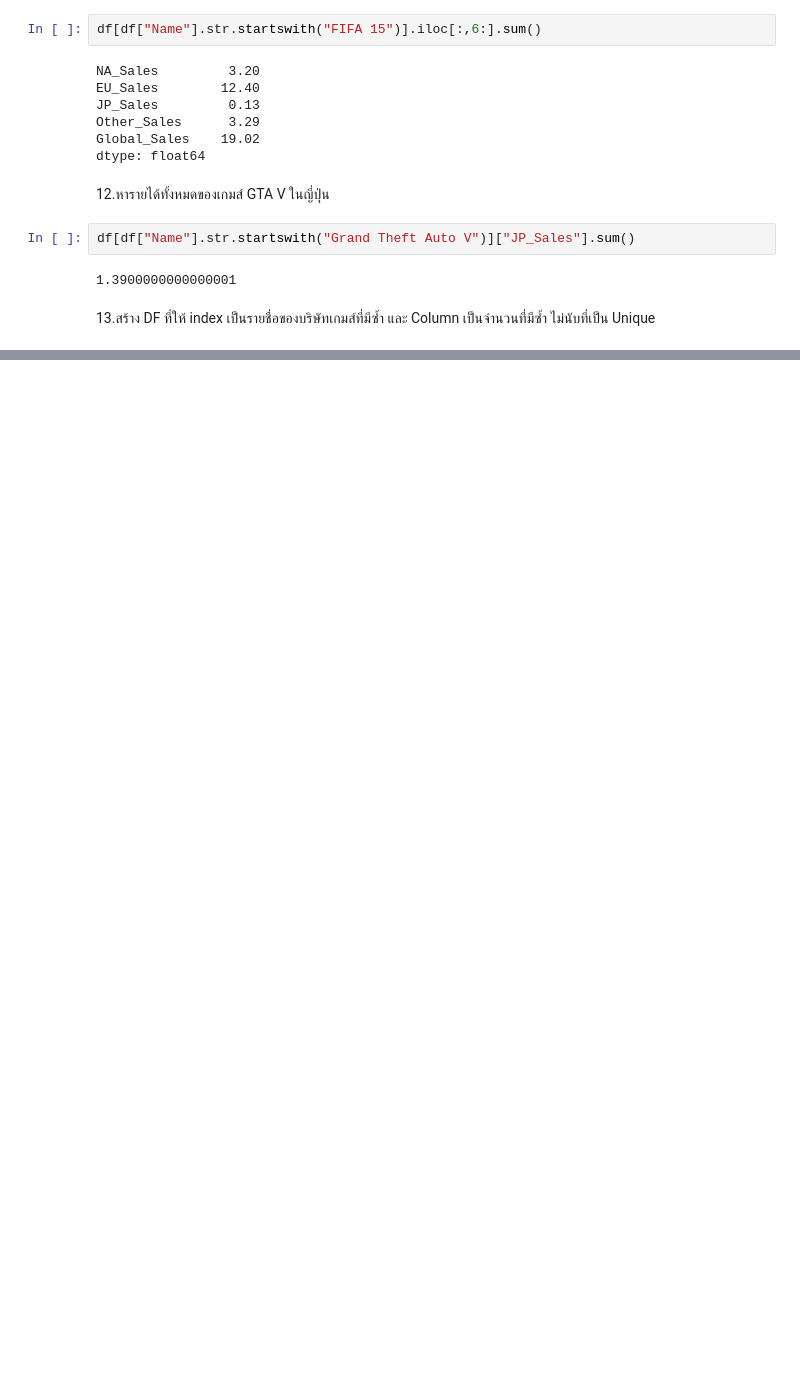
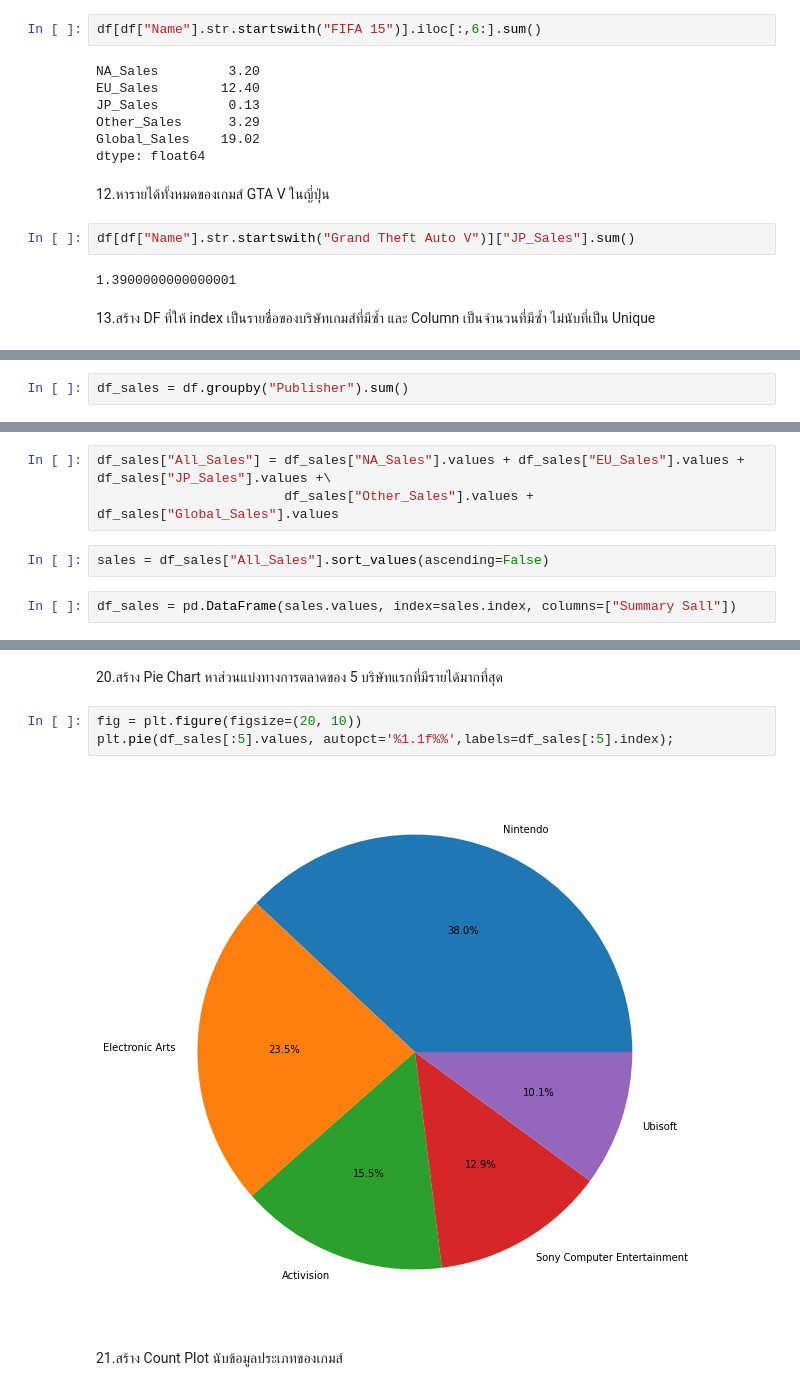
Before and after one commit to 0xKoios/DataCamp-2-for-Data-Scientist, a Jupyter notebook: 8. Project I Capstone/Project I Capstone.ipynb, the cells around one changed output, grey strips where cells are left out. Cells and saved outputs as stored; diff of their text form; blank space fills up the shorter version.

```diff
--- a/8. Project I Capstone/Project I Capstone.ipynb
+++ b/8. Project I Capstone/Project I Capstone.ipynb
@@ -257,0 +285,2 @@ df[df["Name"].str.startswith("Grand Theft Auto V")]["JP_Sales"].sum()
+# %%
+df_sales = df.groupby("Publisher").sum()
@@ -257,0 +305,7 @@ df[df["Name"].str.startswith("Grand Theft Auto V")]["JP_Sales"].sum()
+# %%
+df_sales["All_Sales"] = df_sales["NA_Sales"].values + df_sales["EU_Sales"].values + df_sales["JP_Sales"].values +\
+                        df_sales["Other_Sales"].values + df_sales["Global_Sales"].values
+# %%
+sales = df_sales["All_Sales"].sort_values(ascending=False)
+# %%
+df_sales = pd.DataFrame(sales.values, index=sales.index, columns=["Summary Sall"])
@@ -274,0 +416,9 @@ df.set_index("Name")
+# %% [markdown]
+20.สร้าง Pie Chart หาส่วนแบ่งทางการตลาดของ 5 บริษัทแรกที่มีรายได้มากที่สุด
+# %%
+fig = plt.figure(figsize=(20, 10))
+plt.pie(df_sales[:5].values, autopct='%1.1f%%',labels=df_sales[:5].index);
+# %% [output]
+[figure, added]
+# %% [markdown]
+21.สร้าง Count Plot นับข้อมูลประเภทของเกมส์
```
Also changed, not shown: parts of 23 cells of this notebook.
